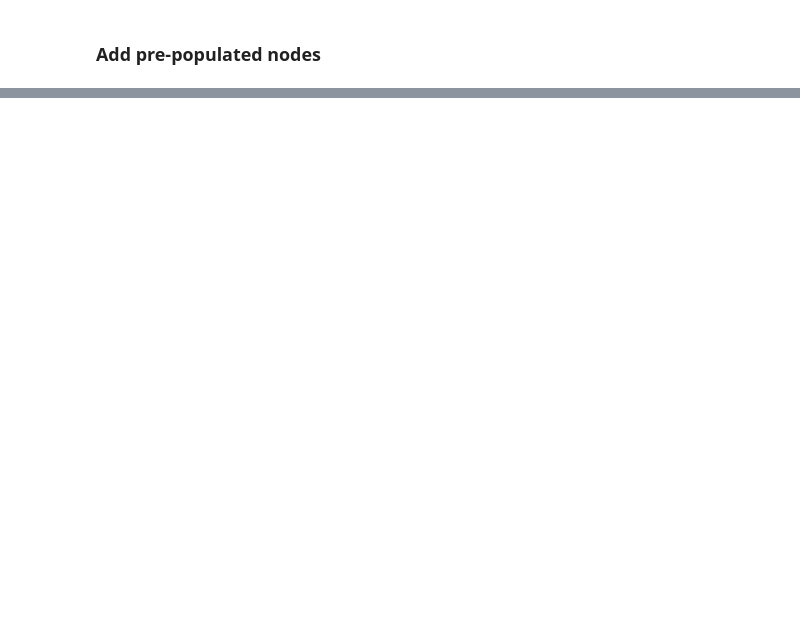
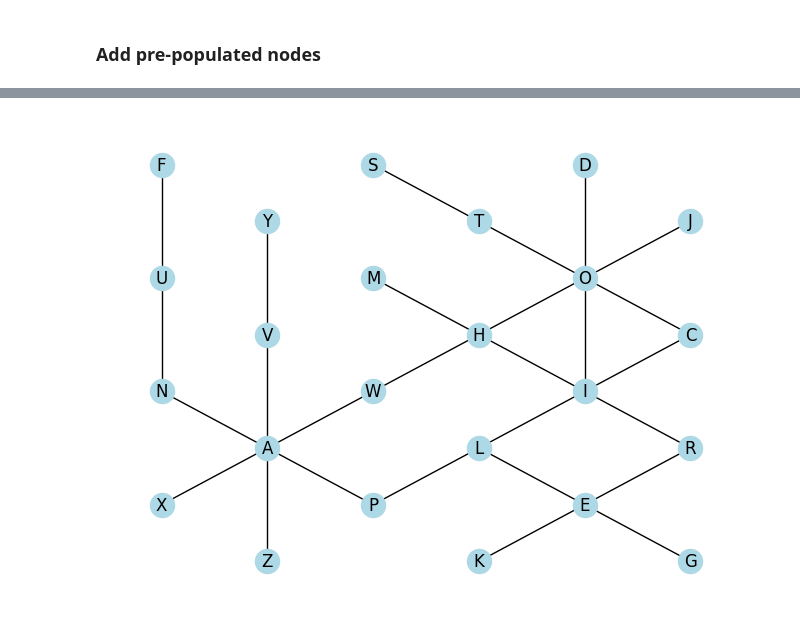
Before and after one commit to simonharris/hexalex.py, a Jupyter notebook: hexalex1911.ipynb, the cells around one changed output, grey strips where cells are left out. Cells and saved outputs as stored; diff of their text form; code cells hidden in the pictures; blank space fills up the shorter version.

Commit message:
Display graph roughly like the printed puzzle

```diff
--- a/hexalex1911.ipynb
+++ b/hexalex1911.ipynb
@@ -43,3 +45,37 @@ for node in H.nodes:
+# %%
+
+# Define node positions
+pos = {
+    'F': (0, 7),
+    'U': (0, 5),
+    'N': (0, 3),
+    'X': (0, 1),
+
+    'Y': (1, 6),
+    'V': (1, 4),
+    'A': (1, 2),
+    'Z': (1, 0),
+
+    'S': (2, 7),
+    'M': (2, 5),
+    'W': (2, 3),
+    'P': (2, 1),
+
+    'T': (3, 6),
+    'H': (3, 4),
+    'L': (3, 2),
+    'K': (3, 0),
+
+    'D': (4, 7),
+    'O': (4, 5),
+    'I': (4, 3),
+    'E': (4, 1),
+
+    'J': (5, 6),
+    'C': (5, 4),
+    'R': (5, 2),
+    'G': (5, 0),
+}
 # %% [markdown]
 ### Add pre-populated nodes
 # %%
@@ -73,0 +121,5 @@ plt.show()
+# %%
+nx.draw(H, with_labels=True, pos=pos, node_color='lightblue')
+plt.show()
+# %% [output]
+[figure, added]
```
Also changed, not shown: parts of 7 cells of this notebook.
